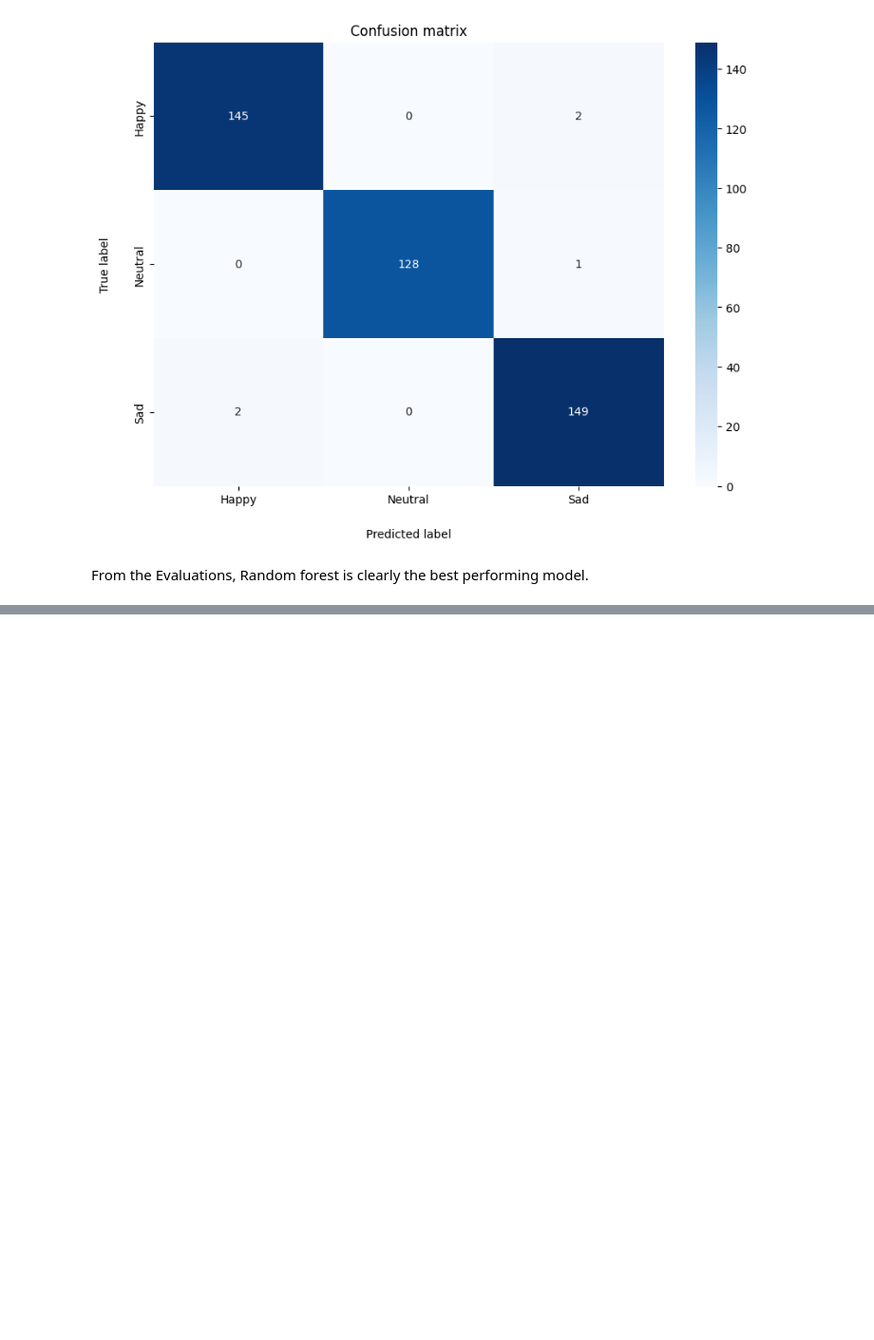
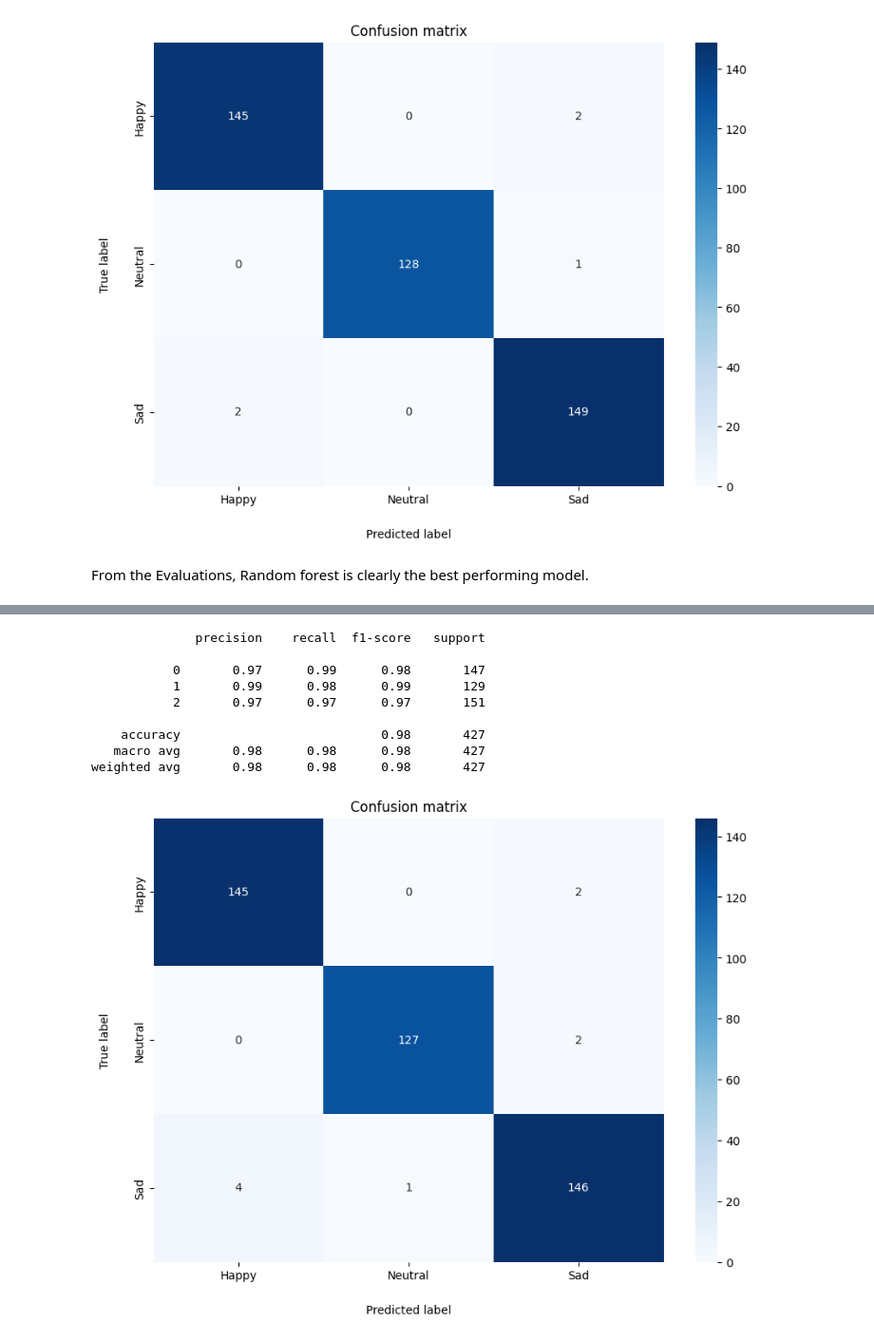
Before and after one commit to ahmed-alllam/Brain-EEG-Emotion-Classifier, a Jupyter notebook: src/EEG-emotion-classifier.ipynb, the cells around one changed output, grey strips where cells are left out. Shown at 95% size. Drawn from its saved outputs; the diff is of its cells as text; code cells hidden in the pictures; blank space fills up the shorter version.

```diff
--- a/src/EEG-emotion-classifier.ipynb
+++ b/src/EEG-emotion-classifier.ipynb
@@ -128,9 +128,7 @@ X_train, X_test, y_train, y_test = train_test_split(X, y, test_size=0.2, random_
 
 Trying first with a linear model, then SVM, then random forest, then a neural network.
 # %%
-def evaluate_model(model, X_test, y_test):
-    y_pred = model.predict(X_test)
-
+def evaluate_model(y_test, y_pred):
     # Confusion matrix
     conf = confusion_matrix(y_test, y_pred)
     df_cm = pd.DataFrame(conf, index = [i for i in ["Happy", "Neutral", "Sad"]],
@@ -232,0 +241,18 @@ From the Evaluations, Random forest is clearly the best performing model.
+# %%
+class EEGClassifier(nn.Module):
+    def __init__(self, input_dim, num_classes, hidden_dim=256):
+        super(EEGClassifier, self).__init__()
+
+        self.fc1 = nn.Linear(input_dim, hidden_dim)
+        self.relu = nn.ReLU()
+        self.fc2 = nn.Linear(hidden_dim, num_classes)
+
+    def forward(self, x):
+        x = self.fc1(x)
+        x = self.relu(x)
+        x = self.fc2(x)
+        return x
+# %%
+input_dim = 2548  # Number of features in EEG signal
+num_classes = 3   # Number of classes for classification
+model = EEGClassifier(input_dim, num_classes)
@@ -232,0 +301,18 @@ From the Evaluations, Random forest is clearly the best performing model.
+# %%
+# Evaluating the model
+y_pred = model(torch.from_numpy(X_test).float()).detach().numpy().argmax(axis=1)
+evaluate_model(y_test, y_pred)
+
+# Saving model
+torch.save(model.state_dict(), '../models/MLP.pth')
+# %% [output]
+              precision    recall  f1-score   support
+
+           0       0.97      0.99      0.98       147
+           1       0.99      0.98      0.99       129
+           2       0.97      0.97      0.97       151
+
+    accuracy                           0.98       427
+   macro avg       0.98      0.98      0.98       427
+weighted avg       0.98      0.98      0.98       427
+[figure, added]
```
Also changed, not shown: parts of 8 cells of this notebook, 1 other file.
